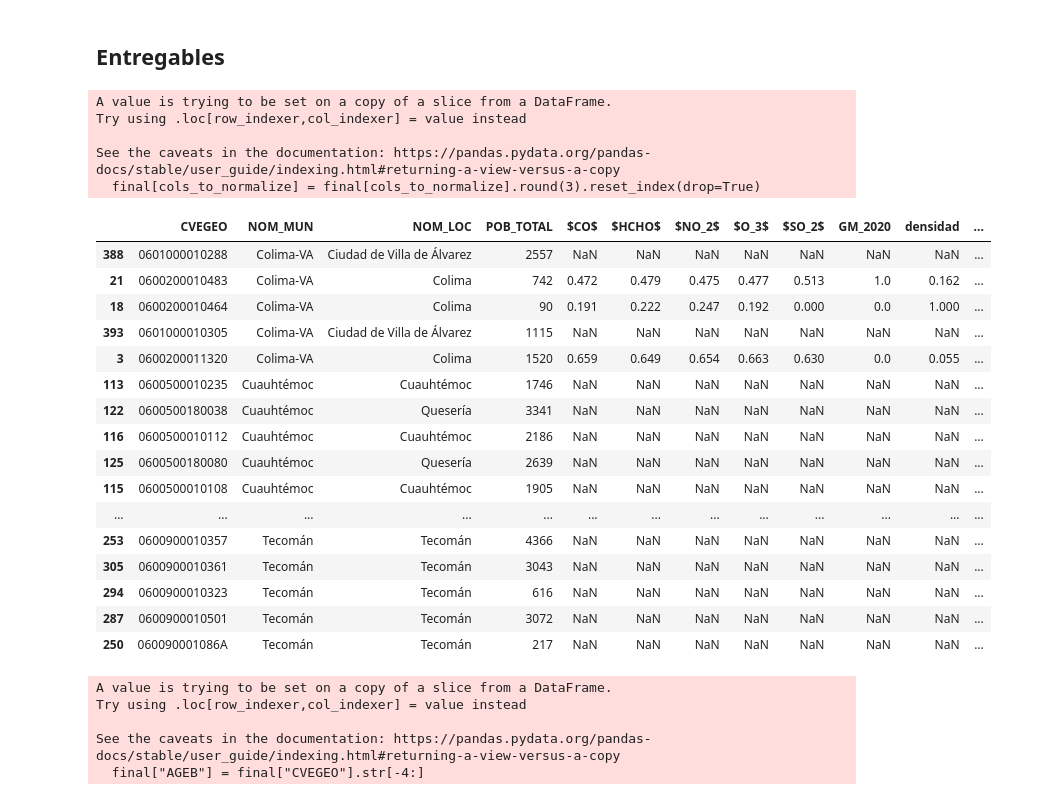
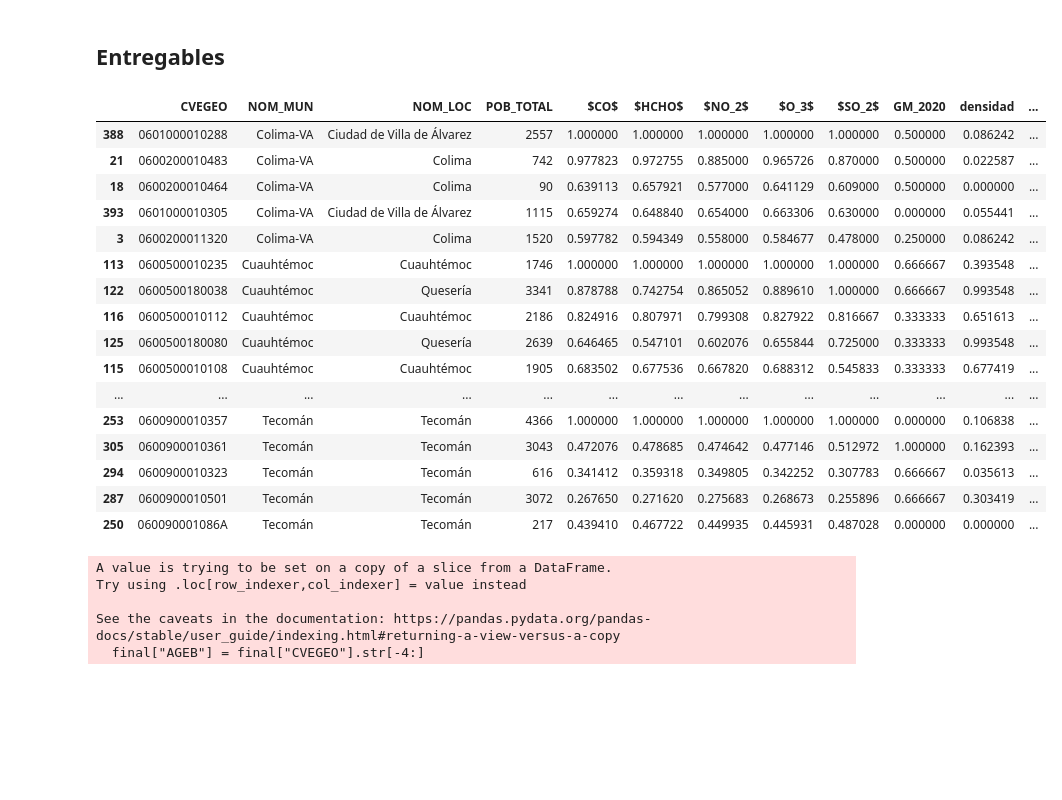
Before and after one commit to pcorner10/pronaces_analisis, a Jupyter notebook: reclasificacion2023.ipynb, the cells around one changed output. Saved outputs shown, nothing was run; the diff lists cells and outputs as text; code cells hidden in the pictures; blank space fills up the shorter version.

```diff
--- a/reclasificacion2023.ipynb
+++ b/reclasificacion2023.ipynb
@@ -488,32 +499,27 @@ colima_metricas.head()
 ## Entregables
 # %%
 final = df_mun[["CVEGEO","NOM_MUN","NOM_LOC","POB_TOTAL","$CO$","$HCHO$","$NO_2$","$O_3$","$SO_2$","GM_2020", "densidad", "metrica"]]
-final[cols_to_normalize] = final[cols_to_normalize].round(3).reset_index(drop=True)
+#final[cols_to_normalize] = final[cols_to_normalize].round(3).reset_index(drop=True)
 final.to_excel("data/06_colima/test4.xlsx", index=False)
 final
 # %% [output]
-A value is trying to be set on a copy of a slice from a DataFrame.
-Try using .loc[row_indexer,col_indexer] = value instead
-
-See the caveats in the documentation: https://pandas.pydata.org/pandas-docs/stable/user_guide/indexing.html#returning-a-view-versus-a-copy
-  final[cols_to_normalize] = final[cols_to_normalize].round(3).reset_index(drop=True)
 |  | CVEGEO | NOM_MUN | NOM_LOC | POB_TOTAL | $CO$ | $HCHO$ | $NO_2$ | $O_3$ | $SO_2$ | GM_2020 | densidad | ... |
-| 388 | 0601000010288 | Colima-VA | Ciudad de Villa de Álvarez | 2557 | NaN | NaN | NaN | NaN | NaN | NaN | NaN | ... |
-| 21 | 0600200010483 | Colima-VA | Colima | 742 | 0.472 | 0.479 | 0.475 | 0.477 | 0.513 | 1.0 | 0.162 | ... |
-| 18 | 0600200010464 | Colima-VA | Colima | 90 | 0.191 | 0.222 | 0.247 | 0.192 | 0.000 | 0.0 | 1.000 | ... |
-| 393 | 0601000010305 | Colima-VA | Ciudad de Villa de Álvarez | 1115 | NaN | NaN | NaN | NaN | NaN | NaN | NaN | ... |
-| 3 | 0600200011320 | Colima-VA | Colima | 1520 | 0.659 | 0.649 | 0.654 | 0.663 | 0.630 | 0.0 | 0.055 | ... |
-| 113 | 0600500010235 | Cuauhtémoc | Cuauhtémoc | 1746 | NaN | NaN | NaN | NaN | NaN | NaN | NaN | ... |
-| 122 | 0600500180038 | Cuauhtémoc | Quesería | 3341 | NaN | NaN | NaN | NaN | NaN | NaN | NaN | ... |
-| 116 | 0600500010112 | Cuauhtémoc | Cuauhtémoc | 2186 | NaN | NaN | NaN | NaN | NaN | NaN | NaN | ... |
-| 125 | 0600500180080 | Cuauhtémoc | Quesería | 2639 | NaN | NaN | NaN | NaN | NaN | NaN | NaN | ... |
-| 115 | 0600500010108 | Cuauhtémoc | Cuauhtémoc | 1905 | NaN | NaN | NaN | NaN | NaN | NaN | NaN | ... |
+| 388 | 0601000010288 | Colima-VA | Ciudad de Villa de Álvarez | 2557 | 1.000000 | 1.000000 | 1.000000 | 1.000000 | 1.000000 | 0.500000 | 0.086242 | ... |
+| 21 | 0600200010483 | Colima-VA | Colima | 742 | 0.977823 | 0.972755 | 0.885000 | 0.965726 | 0.870000 | 0.500000 | 0.022587 | ... |
+| 18 | 0600200010464 | Colima-VA | Colima | 90 | 0.639113 | 0.657921 | 0.577000 | 0.641129 | 0.609000 | 0.500000 | 0.000000 | ... |
+| 393 | 0601000010305 | Colima-VA | Ciudad de Villa de Álvarez | 1115 | 0.659274 | 0.648840 | 0.654000 | 0.663306 | 0.630000 | 0.000000 | 0.055441 | ... |
+| 3 | 0600200011320 | Colima-VA | Colima | 1520 | 0.597782 | 0.594349 | 0.558000 | 0.584677 | 0.478000 | 0.250000 | 0.086242 | ... |
+| 113 | 0600500010235 | Cuauhtémoc | Cuauhtémoc | 1746 | 1.000000 | 1.000000 | 1.000000 | 1.000000 | 1.000000 | 0.666667 | 0.393548 | ... |
+| 122 | 0600500180038 | Cuauhtémoc | Quesería | 3341 | 0.878788 | 0.742754 | 0.865052 | 0.889610 | 1.000000 | 0.666667 | 0.993548 | ... |
+| 116 | 0600500010112 | Cuauhtémoc | Cuauhtémoc | 2186 | 0.824916 | 0.807971 | 0.799308 | 0.827922 | 0.816667 | 0.333333 | 0.651613 | ... |
+| 125 | 0600500180080 | Cuauhtémoc | Quesería | 2639 | 0.646465 | 0.547101 | 0.602076 | 0.655844 | 0.725000 | 0.333333 | 0.993548 | ... |
+| 115 | 0600500010108 | Cuauhtémoc | Cuauhtémoc | 1905 | 0.683502 | 0.677536 | 0.667820 | 0.688312 | 0.545833 | 0.333333 | 0.677419 | ... |
 | ... | ... | ... | ... | ... | ... | ... | ... | ... | ... | ... | ... | ... |
-| 253 | 0600900010357 | Tecomán | Tecomán | 4366 | NaN | NaN | NaN | NaN | NaN | NaN | NaN | ... |
-| 305 | 0600900010361 | Tecomán | Tecomán | 3043 | NaN | NaN | NaN | NaN | NaN | NaN | NaN | ... |
-| 294 | 0600900010323 | Tecomán | Tecomán | 616 | NaN | NaN | NaN | NaN | NaN | NaN | NaN | ... |
-| 287 | 0600900010501 | Tecomán | Tecomán | 3072 | NaN | NaN | NaN | NaN | NaN | NaN | NaN | ... |
-| 250 | 060090001086A | Tecomán | Tecomán | 217 | NaN | NaN | NaN | NaN | NaN | NaN | NaN | ... |
+| 253 | 0600900010357 | Tecomán | Tecomán | 4366 | 1.000000 | 1.000000 | 1.000000 | 1.000000 | 1.000000 | 0.000000 | 0.106838 | ... |
+| 305 | 0600900010361 | Tecomán | Tecomán | 3043 | 0.472076 | 0.478685 | 0.474642 | 0.477146 | 0.512972 | 1.000000 | 0.162393 | ... |
+| 294 | 0600900010323 | Tecomán | Tecomán | 616 | 0.341412 | 0.359318 | 0.349805 | 0.342252 | 0.307783 | 0.666667 | 0.035613 | ... |
+| 287 | 0600900010501 | Tecomán | Tecomán | 3072 | 0.267650 | 0.271620 | 0.275683 | 0.268673 | 0.255896 | 0.666667 | 0.303419 | ... |
+| 250 | 060090001086A | Tecomán | Tecomán | 217 | 0.439410 | 0.467722 | 0.449935 | 0.445931 | 0.487028 | 0.000000 | 0.000000 | ... |
 # %%
 final["AGEB"] = final["CVEGEO"].str[-4:]
 # %% [output]
```
Also changed, not shown: parts of 12 cells of this notebook, 6 other files.
